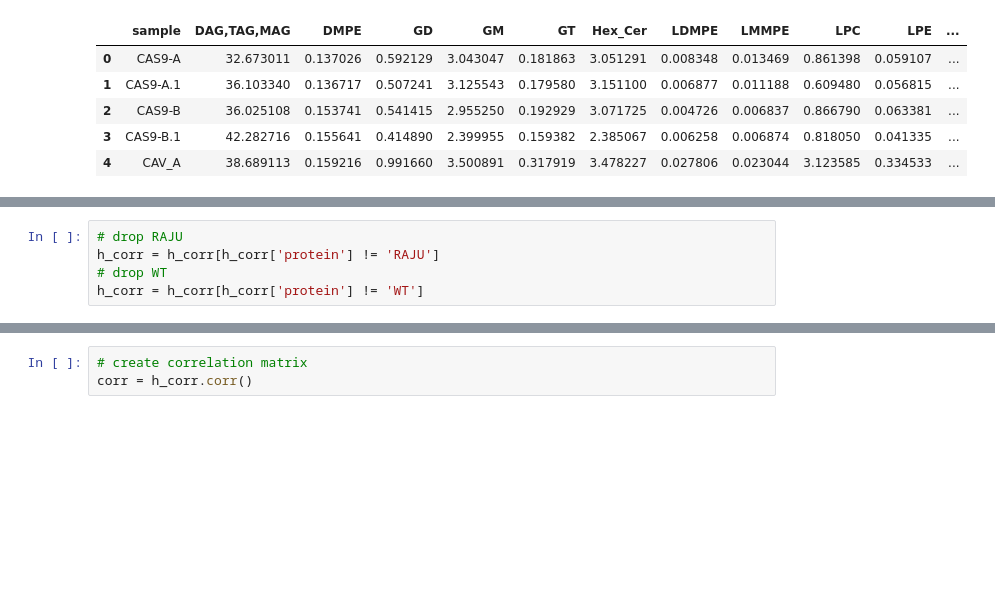
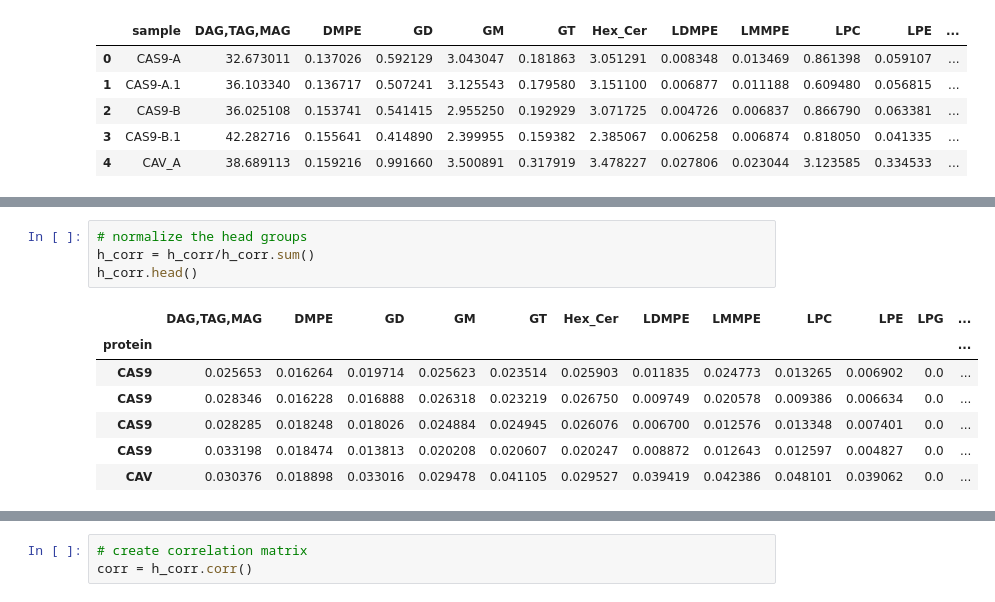
Before and after one commit to hn1902/lipids-proj-new, a Jupyter notebook: head_group_percentages.ipynb, the cells around one changed output, grey strips where cells are left out. Saved outputs shown, nothing was run; the diff lists cells and outputs as text; blank space fills up the shorter version.

```diff
--- a/head_group_percentages.ipynb
+++ b/head_group_percentages.ipynb
@@ -393,7 +403,14 @@ h_corr.head()
-# %%
-# drop RAJU
-h_corr = h_corr[h_corr['protein'] != 'RAJU']
-# drop WT
-h_corr = h_corr[h_corr['protein'] != 'WT']
+# %%
+# normalize the head groups
+h_corr = h_corr/h_corr.sum()
+h_corr.head()
+# %% [output]
+|  | DAG,TAG,MAG | DMPE | GD | GM | GT | Hex_Cer | LDMPE | LMMPE | LPC | LPE | LPG | ... |
+| protein |  |  |  |  |  |  |  |  |  |  |  | ... |
+| CAS9 | 0.025653 | 0.016264 | 0.019714 | 0.025623 | 0.023514 | 0.025903 | 0.011835 | 0.024773 | 0.013265 | 0.006902 | 0.0 | ... |
+| CAS9 | 0.028346 | 0.016228 | 0.016888 | 0.026318 | 0.023219 | 0.026750 | 0.009749 | 0.020578 | 0.009386 | 0.006634 | 0.0 | ... |
+| CAS9 | 0.028285 | 0.018248 | 0.018026 | 0.024884 | 0.024945 | 0.026076 | 0.006700 | 0.012576 | 0.013348 | 0.007401 | 0.0 | ... |
+| CAS9 | 0.033198 | 0.018474 | 0.013813 | 0.020208 | 0.020607 | 0.020247 | 0.008872 | 0.012643 | 0.012597 | 0.004827 | 0.0 | ... |
+| CAV | 0.030376 | 0.018898 | 0.033016 | 0.029478 | 0.041105 | 0.029527 | 0.039419 | 0.042386 | 0.048101 | 0.039062 | 0.0 | ... |
 # %%
 h_corr = h_corr.groupby('protein').mean().T
```
Also changed, not shown: parts of 12 cells of this notebook, 8 other files.
